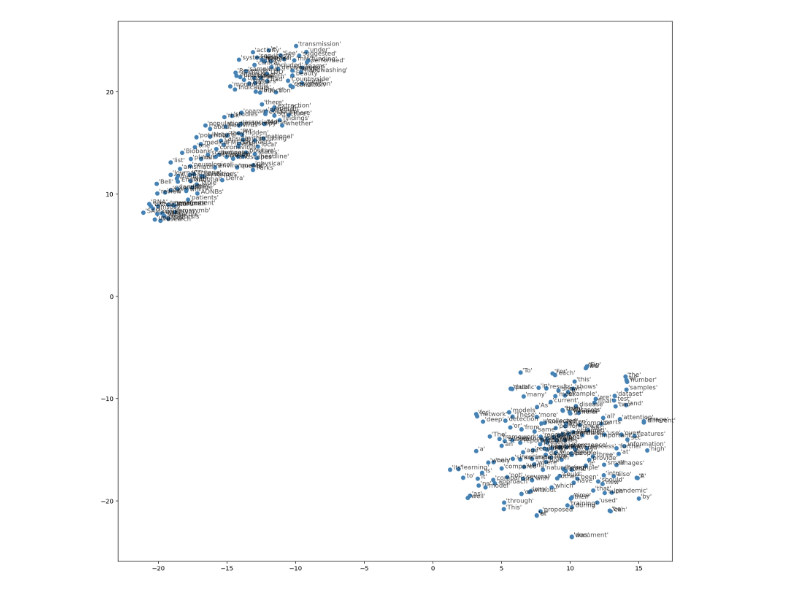
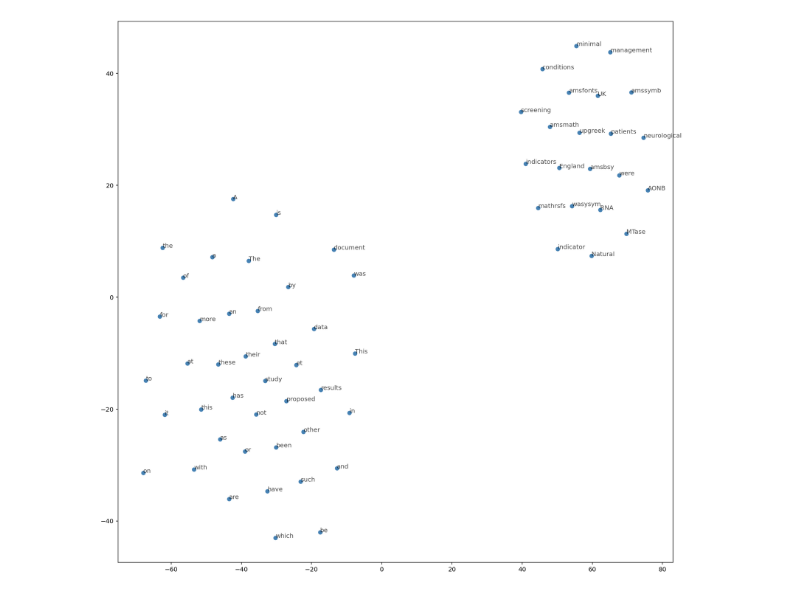
Before and after one commit to TangLongbin/NLP, a Jupyter notebook: part-4/try_part4_1.ipynb, the cells around one changed output. Saved outputs shown, nothing was run; the diff lists cells and outputs as text; code cells hidden in the pictures.

```diff
--- a/part-4/try_part4_1.ipynb
+++ b/part-4/try_part4_1.ipynb
@@ -10,16 +10,16 @@ from sklearn.manifold import TSNE
 # 分词文件夹目录
 TokensDirPath = "/home/tanglongbin/NLP/nltk_text"
 # 作为词汇表的Tokens文件数量
-TokensFileNum = 20
+TokensFileNum = 10
 # 词汇量
 VocabSize = 10000
 
 # 文章目录（split_text目录）
 TextDirPath = "/home/tanglongbin/NLP/split_text"
 # 用于训练的文章数量
-TextNum = 20
+TextNum = 1
 # 每篇文章训练的次数
-EpochsNum = 10
+EpochsNum = 100
 # 中心词一侧Positive单词的数量
 WindowSize = 5
 # Negative单词的数量
@@ -54,11 +54,10 @@ def GetVocab():
     TokensFiles = GetFilePath(TokensDirPath)
     for i in range(TokensFileNum):
         with open(TokensFiles[i], 'r') as f:
-            S = str(f.readlines())
+            S = f.readline()
             # String to List
-            L = S.strip('[').strip(']').split(',')
+            L = eval(S)
             TmpList += L
-
     # 获取频率最高的VocabSize-1个单词，并将剩下的单词归类为'<unk>'
     Vocab = dict(Counter(TmpList).most_common(VocabSize-1))
     Vocab["<unk>"] = len(TmpList) - np.sum(list(Vocab.values()))
@@ -160,7 +159,7 @@ class EmbeddingModel(torch.nn.Module):
 
 
 def StartTest(Model, word_to_idx, idx_to_word):
-    TestWords = ["and", "am", "where", "bad"]
+    TestWords = ['a', 'g', '1', '5', 'Q', 'H']
 
     W = Model.embed.weight.data.clone()
     norm = W.norm(dim = 1).unsqueeze(dim = 1)
@@ -187,7 +186,8 @@ def  StartTraining():
     Vocab = GetVocab()
     # 获得Vocab分析数据
     word_to_idx, idx_to_word, word_freqs = AnalyzeVocab(Vocab)
-
+    # print(word_to_idx, idx_to_word, word_freqs)
+    # return
     # 创建模型(使用Adam算法)
     Model = EmbeddingModel(VocabSize, EmbedSize)
     if torch.cuda.is_available():
@@ -201,14 +201,15 @@ def  StartTraining():
     TextFiles = GetFilePath(TextDirPath)
     for i in range(TextNum):
         with open(TextFiles[i]) as f:
-            S = str(f.readlines())
+            S = f.readline()
             # String to List
-            Text = S.strip('[').strip(']').split(',')
+            Text = eval(S)
 
             # 创建DataLoader
             dataset = Dataset(Text, word_to_idx, idx_to_word, word_freqs)
             dataloader = torch.utils.data.DataLoader(dataset, batch_size = Batch_Size, shuffle = True, num_workers = 8)
 
+            print(f'Text {i+1}/{TextNum}')
             # StartTraining
             for j in range(EpochsNum):
                 for k, (input_labels, pos_labels, neg_labels) in enumerate(dataloader):
@@ -237,7 +238,7 @@ def  StartTraining():
     # from IPython import get_ipython
     # get_ipython().run_line_magic('matplotlib', 'inline')
 
-    viz_words = 300
+    viz_words = 63
     tsne = TSNE()
     embed_tsne = tsne.fit_transform(embedding_weights[:viz_words, :])
 
@@ -280 +281 @@ Epoch 100/100 - Loss: 11.6043
-[figure, old version]
+[figure, new version]
```
Also changed, not shown: parts of 1 cell of this notebook, 1 other file.
